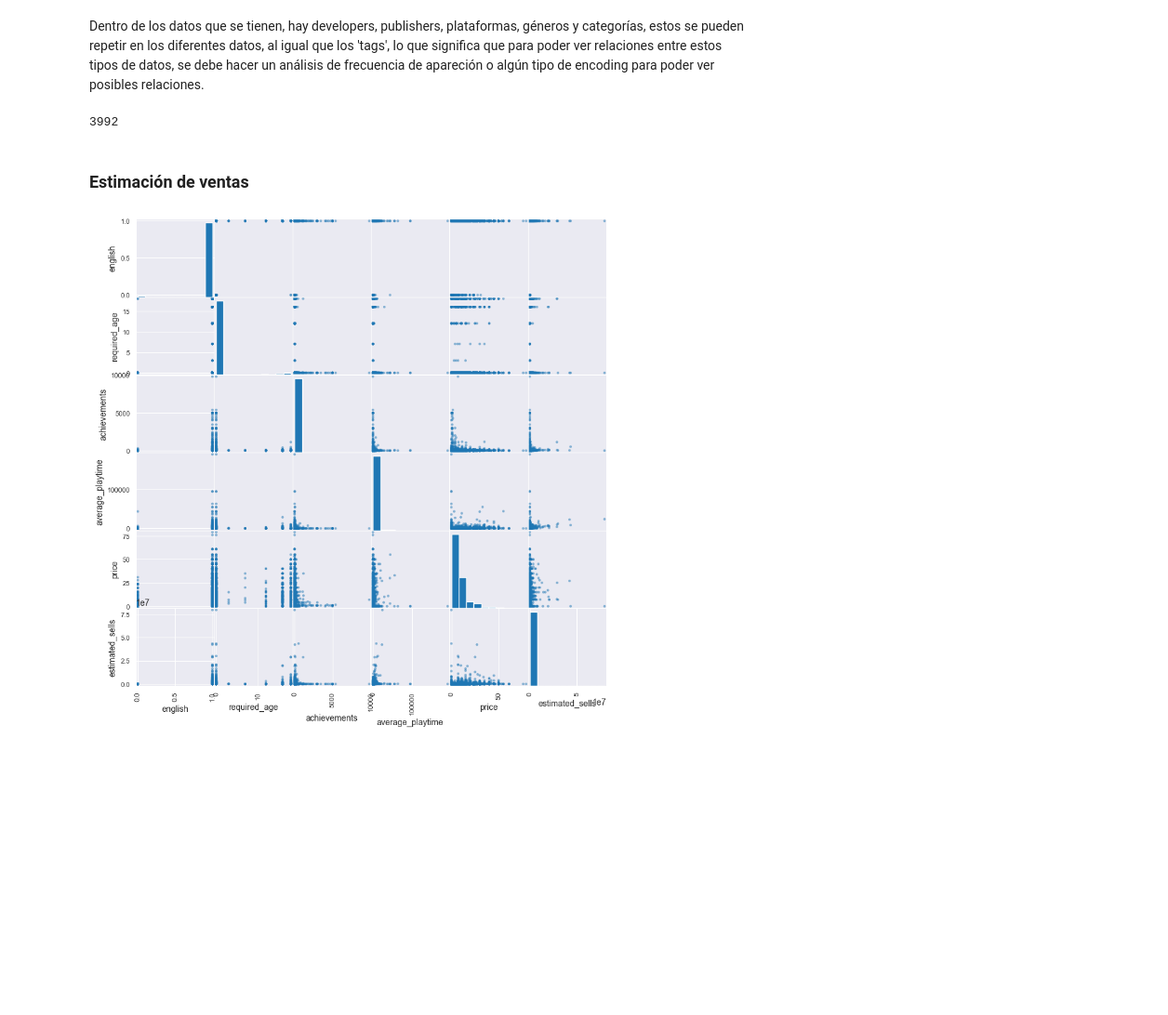
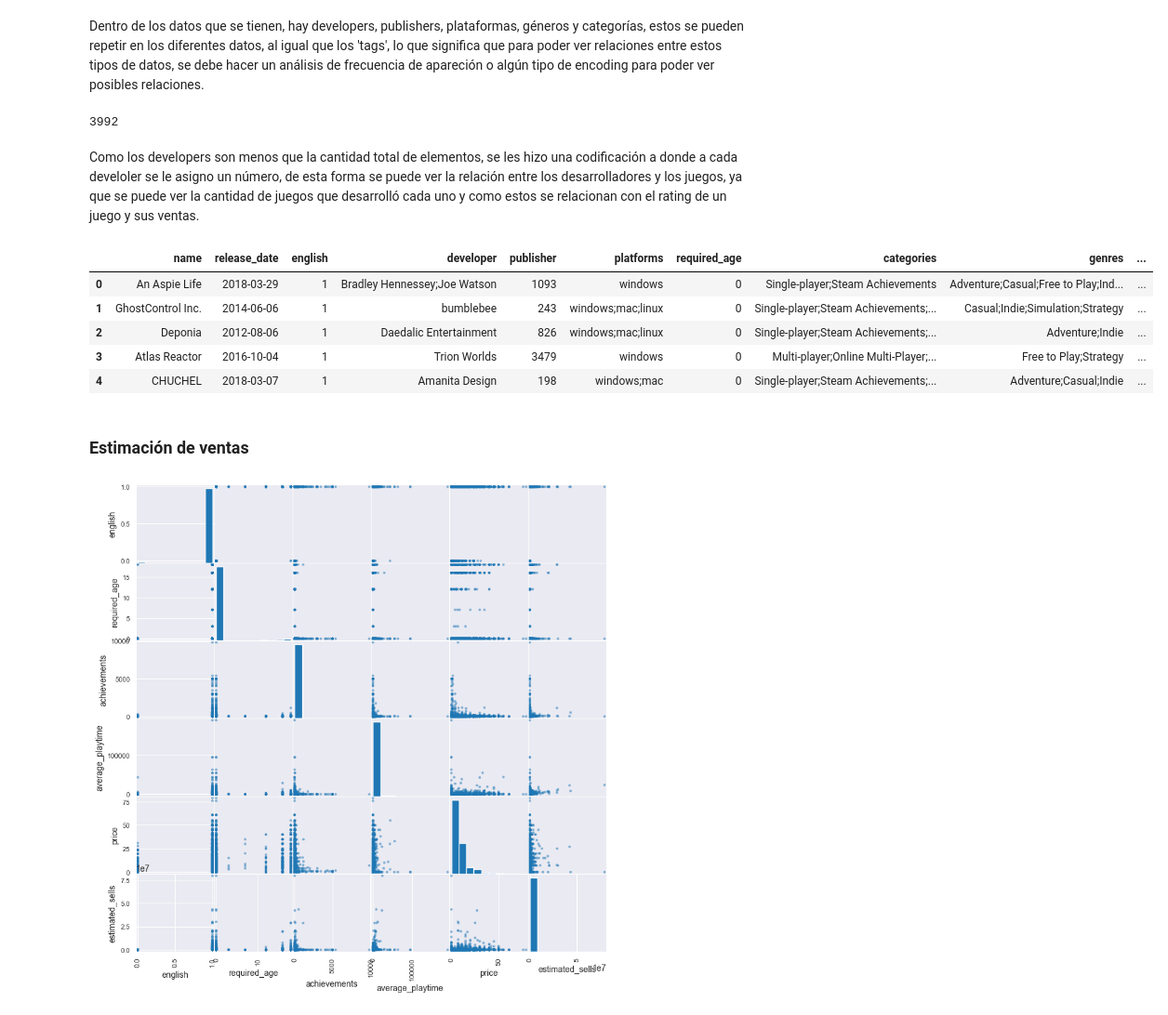
Before and after one commit to DanielCG19/Evaluaciones-MDS7202, a Jupyter notebook: Proyecto/Proyecto.ipynb, the cells around one changed output. Shown at 93% size. Cells and saved outputs as stored; diff of their text form; code cells hidden in the pictures; blank space fills up the shorter version.

```diff
--- a/Proyecto/Proyecto.ipynb
+++ b/Proyecto/Proyecto.ipynb
@@ -274,11 +309,20 @@ Dentro de los datos que se tienen, hay developers, publishers, plataformas, gén
 df_train.publisher.nunique()
 # %% [output]
 3992
+# %% [markdown]
+Como los developers son menos que la cantidad total de elementos, se les hizo una codificación a donde a cada develoler se le asigno un número, de esta forma se puede ver la relación entre los desarrolladores y los juegos, ya que se puede ver la cantidad de juegos que desarrolló cada uno y como estos se relacionan con el rating de un juego y sus ventas.
 # %%
 df_train2 = df_train.copy()
 df_train2["publisher"] = df_train2["publisher"].astype('category')
 df_train2["publisher"] = df_train2["publisher"].cat.codes
-df_train2.info()
+df_train2.head()
+# %% [output]
+|  | name | release_date | english | developer | publisher | platforms | required_age | categories | genres | ... |
+| 0 | An Aspie Life | 2018-03-29 | 1 | Bradley Hennessey;Joe Watson | 1093 | windows | 0 | Single-player;Steam Achievements | Adventure;Casual;Free to Play;Ind... | ... |
+| 1 | GhostControl Inc. | 2014-06-06 | 1 | bumblebee | 243 | windows;mac;linux | 0 | Single-player;Steam Achievements;... | Casual;Indie;Simulation;Strategy | ... |
+| 2 | Deponia | 2012-08-06 | 1 | Daedalic Entertainment | 826 | windows;mac;linux | 0 | Single-player;Steam Achievements;... | Adventure;Indie | ... |
+| 3 | Atlas Reactor | 2016-10-04 | 1 | Trion Worlds | 3479 | windows | 0 | Multi-player;Online Multi-Player;... | Free to Play;Strategy | ... |
+| 4 | CHUCHEL | 2018-03-07 | 1 | Amanita Design | 198 | windows;mac | 0 | Single-player;Steam Achievements;... | Adventure;Casual;Indie | ... |
 # %% [markdown]
 ### Estimación de ventas
 # %%
```
Also changed, not shown: parts of 3 cells of this notebook.
